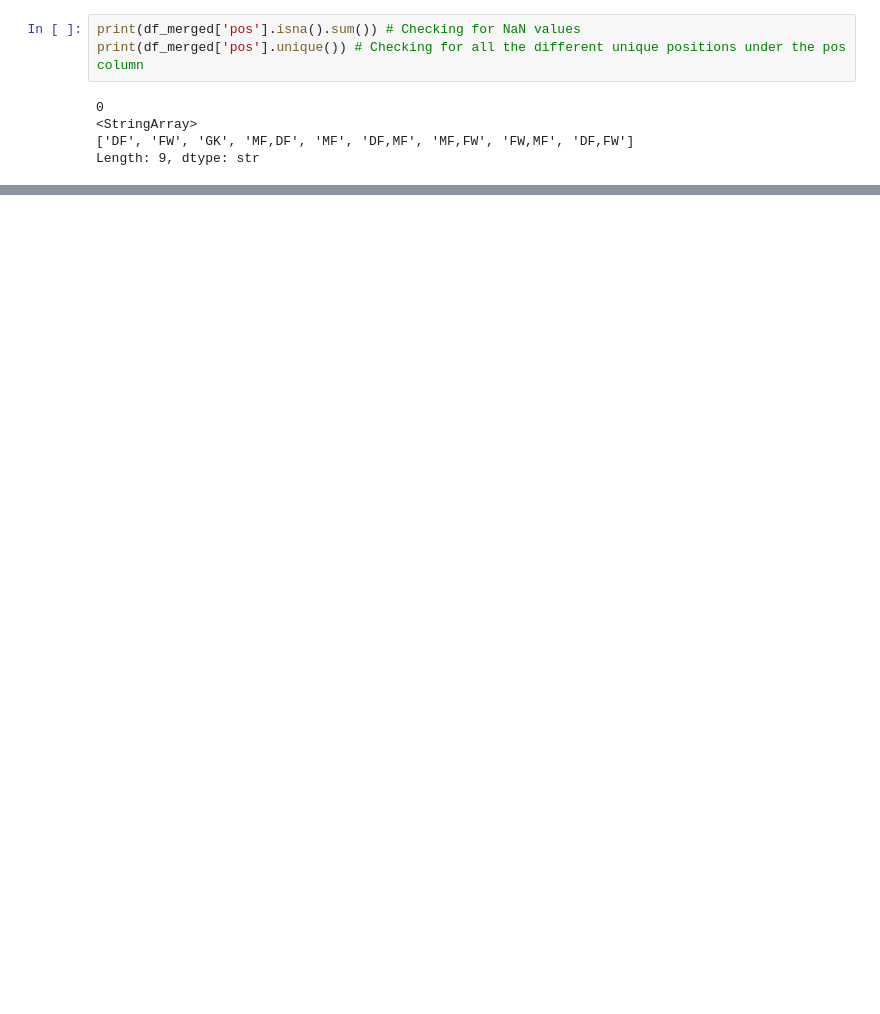
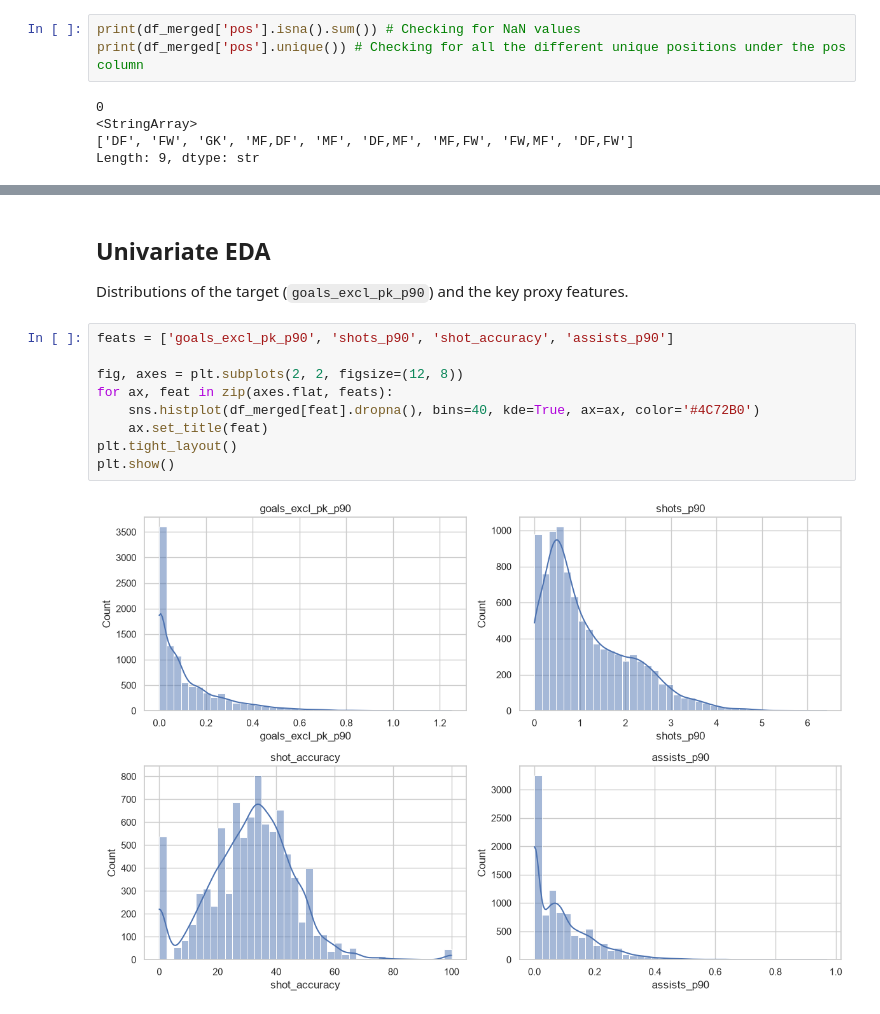
Before and after one commit to Parzaan/pl5-performance-analytics, a Jupyter notebook: notebooks/01_eda.ipynb, the cells around one changed output, grey strips where cells are left out. Cells and saved outputs as stored; diff of their text form; blank space fills up the shorter version.

```diff
--- a/notebooks/01_eda.ipynb
+++ b/notebooks/01_eda.ipynb
@@ -117,0 +267,15 @@ df_attackers = df_merged[df_merged.str.contains('FW') | df_merged.str.contains('
+# %% [markdown]
+## Univariate EDA
+
+Distributions of the target (`goals_excl_pk_p90`) and the key proxy features.
+# %%
+feats = ['goals_excl_pk_p90', 'shots_p90', 'shot_accuracy', 'assists_p90']
+
+fig, axes = plt.subplots(2, 2, figsize=(12, 8))
+for ax, feat in zip(axes.flat, feats):
+    sns.histplot(df_merged[feat].dropna(), bins=40, kde=True, ax=ax, color='#4C72B0')
+    ax.set_title(feat)
+plt.tight_layout()
+plt.show()
+# %% [output]
+[figure, added]
```
Also changed, not shown: parts of 45 cells of this notebook, 4 other files.
